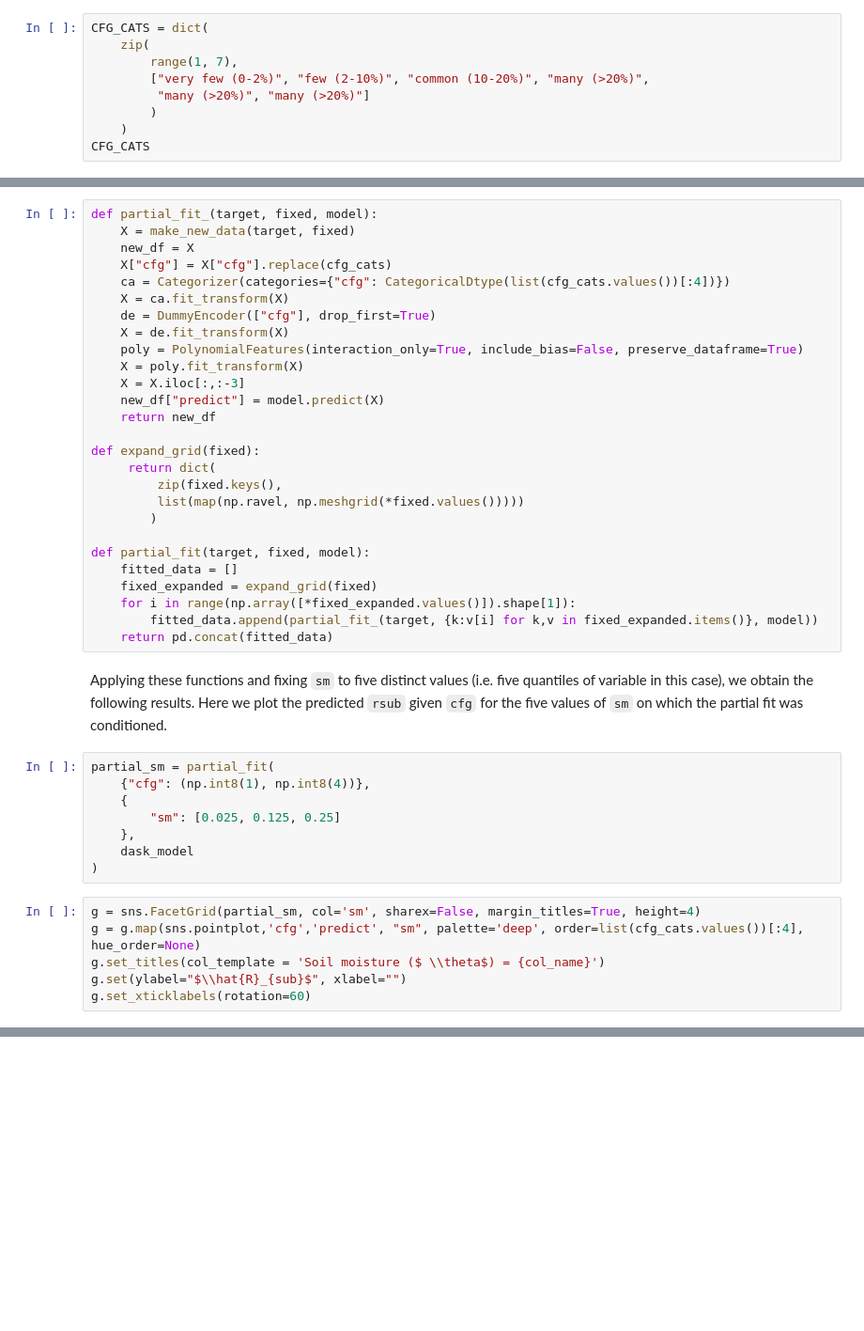
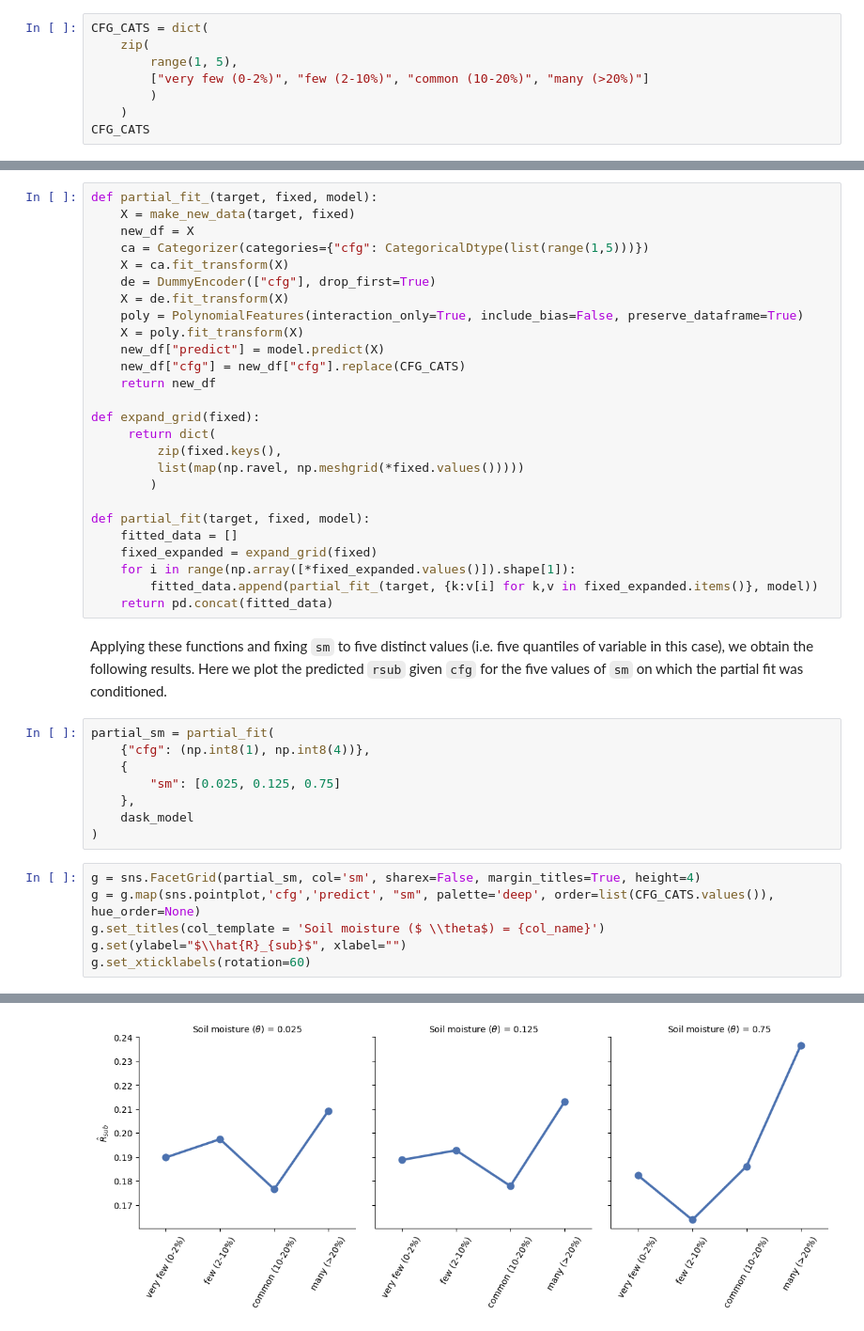
Before and after one commit to MartinSchobben/big_eo_models, a Jupyter notebook: 01_multiple-regression.ipynb, the cells around one changed output, grey strips where cells are left out. Shown at 94% size. Cells and saved outputs as stored; diff of their text form; blank space fills up the shorter version.

```diff
--- a/01_multiple-regression.ipynb
+++ b/01_multiple-regression.ipynb
@@ -85,9 +77,8 @@ This will be recast to four categories,
 # %%
 CFG_CATS = dict(
     zip(
-        range(1, 7),
-        ["very few (0-2%)", "few (2-10%)", "common (10-20%)", "many (>20%)",
-         "many (>20%)", "many (>20%)"]
+        range(1, 5),
+        ["very few (0-2%)", "few (2-10%)", "common (10-20%)", "many (>20%)"]
         )
     )
 CFG_CATS
@@ -294,15 +290,14 @@ This data can then be fed to the original model, like so:
 def partial_fit_(target, fixed, model):
     X = make_new_data(target, fixed)
     new_df = X
-    X["cfg"] = X["cfg"].replace(cfg_cats)
-    ca = Categorizer(categories={"cfg": CategoricalDtype(list(cfg_cats.values())[:4])})
+    ca = Categorizer(categories={"cfg": CategoricalDtype(list(range(1,5)))})
     X = ca.fit_transform(X)
     de = DummyEncoder(["cfg"], drop_first=True)
     X = de.fit_transform(X)
     poly = PolynomialFeatures(interaction_only=True, include_bias=False, preserve_dataframe=True)
     X = poly.fit_transform(X)
-    X = X.iloc[:,:-3]
     new_df["predict"] = model.predict(X)
+    new_df["cfg"] = new_df["cfg"].replace(CFG_CATS)
     return new_df
 
 def expand_grid(fixed):
@@ -323,13 +318,14 @@ Applying these functions and fixing `sm` to five distinct values (i.e. five quan
 partial_sm = partial_fit(
     {"cfg": (np.int8(1), np.int8(4))},
     {
-        "sm": [0.025, 0.125, 0.25]
+        "sm": [0.025, 0.125, 0.75]
     },
     dask_model
 )
 # %%
 g = sns.FacetGrid(partial_sm, col='sm', sharex=False, margin_titles=True, height=4)
-g = g.map(sns.pointplot,'cfg','predict', "sm", palette='deep', order=list(cfg_cats.values())[:4], hue_order=None)
+g = g.map(sns.pointplot,'cfg','predict', "sm", palette='deep', order=list(CFG_CATS.values()), hue_order=None)
 g.set_titles(col_template = 'Soil moisture ($ \\theta$) = {col_name}')
 g.set(ylabel="$\\hat{R}_{sub}$", xlabel="")
 g.set_xticklabels(rotation=60)
+# %% [output]
@@ -336 +333,2 @@ g.set_xticklabels(rotation=60)
+[figure, added]
 # %% [markdown]
```
Also changed, not shown: parts of 16 cells of this notebook.
